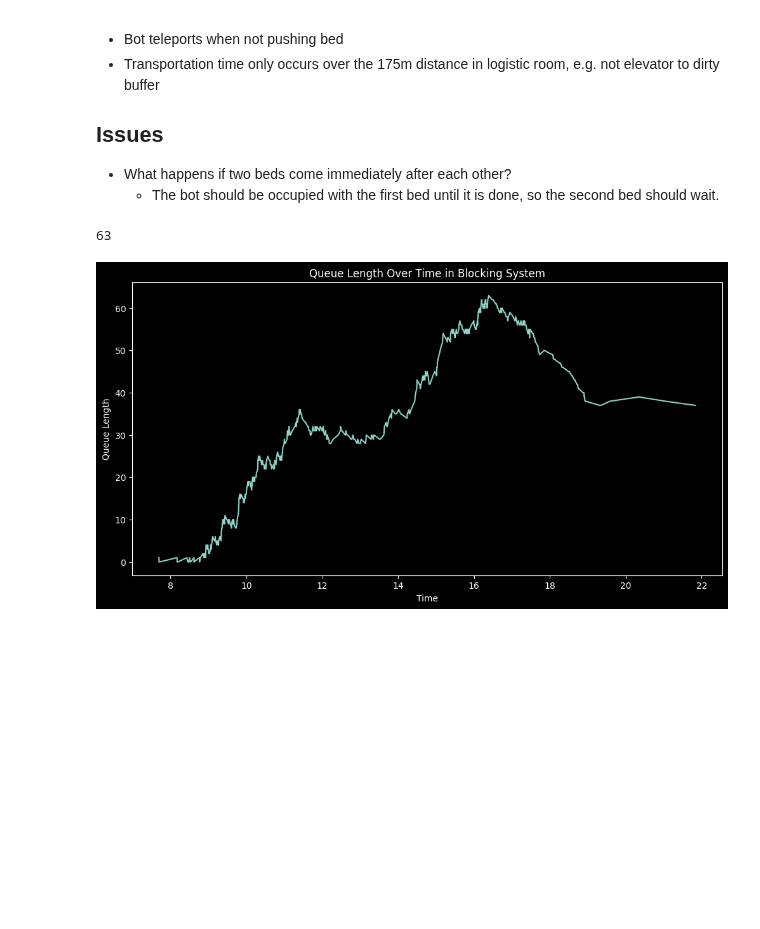
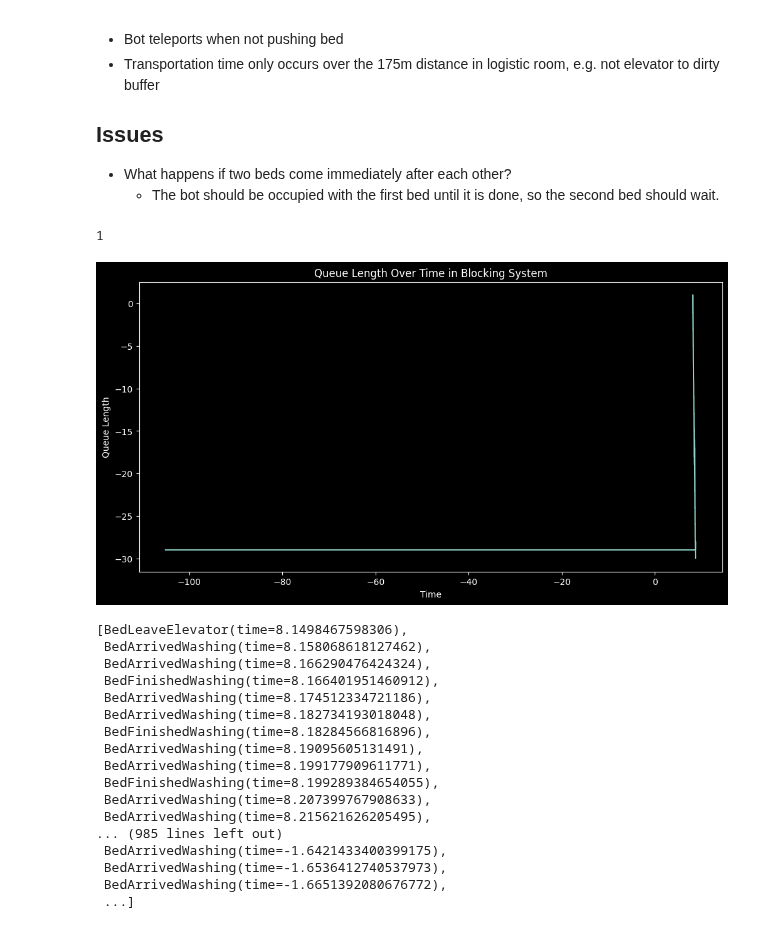
Before and after one commit to AntonJorg/stochastic_simulation, a Jupyter notebook: project2/initial_brainstorm.ipynb, the cells around one changed output. Drawn from its saved outputs; the diff is of its cells as text; code cells hidden in the pictures; blank space fills up the shorter version.

Commit message:
Anton left the area

```diff
--- a/project2/initial_brainstorm.ipynb
+++ b/project2/initial_brainstorm.ipynb
@@ -114,6 +106,13 @@ def plot_queue_length(results):
 - What happens if two beds come immediately after each other?
     - The bot should be occupied with the first bed until it is done, so the second bed should wait.
 # %%
+# def decision_policy(event, dirty_buffer, clean_buffer, washer_ready, bots_available):
+#     if dirty_buffer == 0 and clean_buffer > 0:
+#         return BedArriveElevator
+#     if dirty_buffer > 0 and clean_buffer == 0:
+#         return BedArrivedWashing if washer_ready else BedLeaveElevator
+#     return BedFinishedWashing if np.random.rand() < 0.5 else BedArriveElevator
+
 def simulate_system(
         admission_dist : callable,
         discharge_dist : callable,
@@ -126,7 +125,7 @@ def simulate_system(
     discharge_times = discharge_dist.rvs(size=n_patients)
 
     # events = [PatientAdmitted(time, 0) for time in admission_times]
-    events = [PatientDischarged(time, 0) for time in discharge_times]
+    events = [BedLeaveElevator(time) for time in discharge_times]
     heapify(events)
 
     events_processed = []
@@ -138,51 +137,94 @@ def simulate_system(
     times = []
 
     washer_ready = True
+    bots_available = 1
 
+    iterations = 0
     while events:
+        iterations += 1
+        if iterations > 10000:
+            break
         event = heappop(events)
 
         match event:
-            case PatientDischarged(time=t):
+            case BedLeaveElevator(time=t):
                 dirty_buffer += 1
                 transport_time = transport_time_dist()  # Elevator -> Washing
-                heappush(events, BedArrivedWashing(t + transport_time))
+                if bots_available > 0:
+                    bots_available -= 1
+                    heappush(events, BedArrivedWashing(t + transport_time))
 
             case BedArrivedWashing(time=t):
+                bots_available += 1
                 if washer_ready:
                     washer_ready = False
                     dirty_buffer -= 1
 
-                    transport_time = transport_time_dist()  # Clean buffer -> ward
-                    heappush(events, BedFinishedWashing(t + service_time_dist() + transport_time))
+                    heappush(events, BedFinishedWashing(t + service_time_dist()))
+
+                assert bots_available > 0, "NO BOTS AVAILABLE!!! ERROR"
+                bots_available -= 1
+                heappush(events, BedArrivedWashing(t + transport_time))
 
             case BedFinishedWashing(time=t):
                 clean_buffer += 1
 
                 if washer_ready and dirty_buffer > 0:
                     washer_ready = False
                     dirty_buffer -= 1
 
-                    transport_time = transport_time_dist()  # Clean buffer -> ward
-                    heappush(events, BedFinishedWashing(t + service_time_dist() + transport_time))
+                    transport_time = ()  # Clean buffer -> ward
+                    heappush(events, BedFinishedWashing(t + service_time_dist()))
                 else:
                     washer_ready = True
+
+                if bots_available > 0:
+                    transport_time = transport_time_dist()  # Clean buffer -> ward
+                    heappush(events, BedArriveElevator(t + transport_time))  # Clean bed arrives at elevator
+
+            case BedArriveElevator(time=t):
+                clean_buffer -= 1
+
+                # bots_available += 1
+
+                # assert bots_available > 0, "NO BOTS AVAILABLE!!! ERROR"
+                # bots_available -= 1
+                # heappush(events, BedArrivedWashing(t + transport_time))
 
         buffer_sizes.append(dirty_buffer)
         times.append(event.time)
 
 
         events_processed.append(event)
 
     return events_processed, np.array(times), np.array(buffer_sizes)
 
 # np.random.seed(42)
 service_min_time = 1/120  # 10 minute
 service_time_dist = lambda: service_min_time + expon(scale=1e-10).rvs()
 transport_time_dist = lambda: norm(loc=1/120, scale=1e-2).rvs()  # 1/2 minute to transport a bed
+
 results = simulate_system(admission_dist, discharge_dist, service_time_dist, transport_time_dist, n_patients=200)
 print(f"{np.max(results[2])}")  # 10
 plot_queue_length(results)
+results[0]
 # %% [output]
-63
+1
-[figure, old version]
+[figure, new version]
+[BedLeaveElevator(time=8.1498467598306),
+ BedArrivedWashing(time=8.158068618127462),
+ BedArrivedWashing(time=8.166290476424324),
+ BedFinishedWashing(time=8.166401951460912),
+ BedArrivedWashing(time=8.174512334721186),
+ BedArrivedWashing(time=8.182734193018048),
+ BedFinishedWashing(time=8.18284566816896),
+ BedArrivedWashing(time=8.19095605131491),
+ BedArrivedWashing(time=8.199177909611771),
+ BedFinishedWashing(time=8.199289384654055),
+ BedArrivedWashing(time=8.207399767908633),
+ BedArrivedWashing(time=8.215621626205495),
+... (985 lines left out)
+ BedArrivedWashing(time=-1.6421433400399175),
+ BedArrivedWashing(time=-1.6536412740537973),
+ BedArrivedWashing(time=-1.6651392080676772),
+ ...]
```
Also changed, not shown: parts of 5 cells of this notebook, 1 other file.
